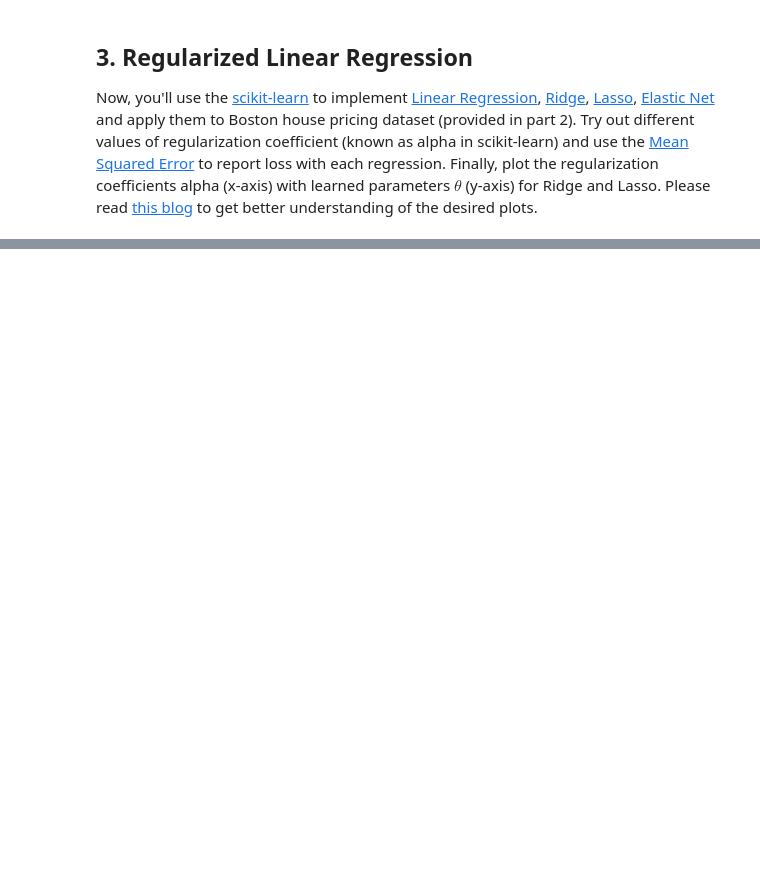
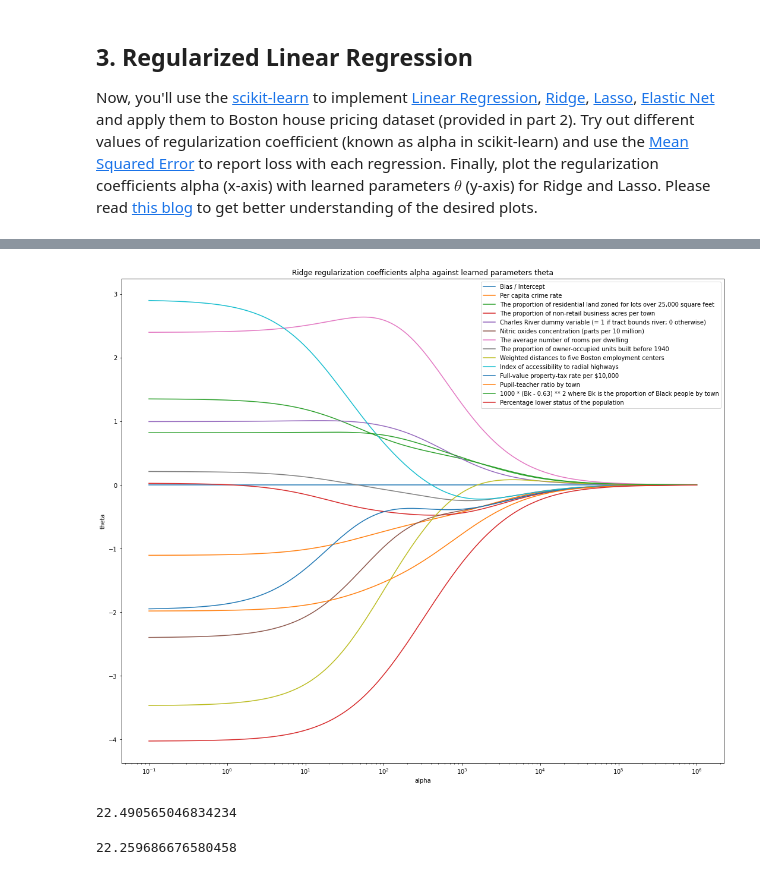
Before and after one commit to MuhammadMahad/Linear-Regression-and-Regularization-Implementation, a Jupyter notebook: 21100066.ipynb, the cells around one changed output, grey strips where cells are left out. Drawn from its saved outputs; the diff is of its cells as text; code cells hidden in the pictures; blank space fills up the shorter version.

```diff
--- a/21100066.ipynb
+++ b/21100066.ipynb
@@ -482,0 +633,37 @@ from sklearn.metrics import mean_squared_error
+# %%
+# Ridge regularization coefficients alpha against learned parameters theta
+
+plt.figure(figsize=(40, 15))
+
+plt.subplot(121)
+ax = plt.gca()
+ax.plot(alphas, thetas)
+# print(ax.lines)
+ax.set_xscale('log')
+plt.xlabel('alpha')
+plt.ylabel('theta')
+plt.title('Ridge regularization coefficients alpha against learned parameters theta')
+plt.axis('tight')
+
+
+
+
+ax.lines[0].set_label('Bias / Intercept')
+ax.lines[1].set_label('Per capita crime rate')
+ax.lines[2].set_label('The proportion of residential land zoned for lots over 25,000 square feet')
+ax.lines[3].set_label('The proportion of non-retail business acres per town')
+ax.lines[4].set_label('Charles River dummy variable (= 1 if tract bounds river; 0 otherwise)')
+ax.lines[5].set_label('Nitric oxides concentration (parts per 10 million)')
+ax.lines[6].set_label('The average number of rooms per dwelling')
+ax.lines[7].set_label('The proportion of owner-occupied units built before 1940')
+ax.lines[8].set_label('Weighted distances to five Boston employment centers')
+ax.lines[9].set_label('Index of accessibility to radial highways')
+ax.lines[10].set_label('Full-value property-tax rate per $10,000')
+ax.lines[11].set_label('Pupil-teacher ratio by town')
+ax.lines[12].set_label('1000 * (Bk - 0.63) ** 2 where Bk is the proportion of Black people by town')
+ax.lines[13].set_label('Percentage lower status of the population')
+
+ax.legend()
+plt.show()
+# %% [output]
+[figure, added]
@@ -482,0 +686,18 @@ from sklearn.metrics import mean_squared_error
+# %%
+# cost (error) using learned parameters  𝜃  on train set
+clf = Lasso(alpha=0.1)
+reg = clf.fit(train_X, train_Y)
+h_x = reg.predict(train_X)
+trainerror = mean_squared_error(train_Y, h_x)
+
+display(trainerror)
+# %% [output]
+22.490565046834234
+# %%
+# cost (error) using learned parameters  𝜃  on test set
+h_x = reg.predict(test_X)
+testerror = mean_squared_error(test_Y, h_x)
+
+display(testerror)
+# %% [output]
+22.259686676580458
```
Also changed, not shown: parts of 27 cells of this notebook, 6 other files.
